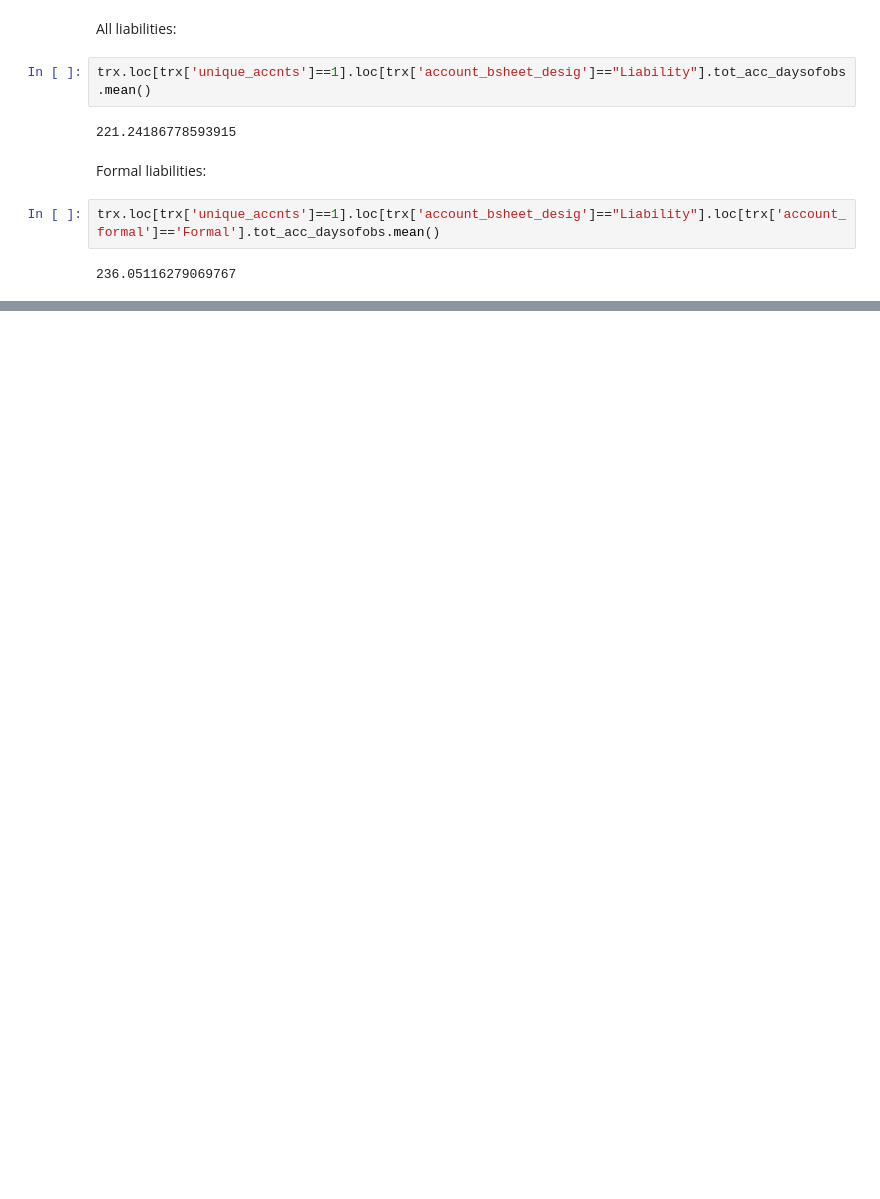
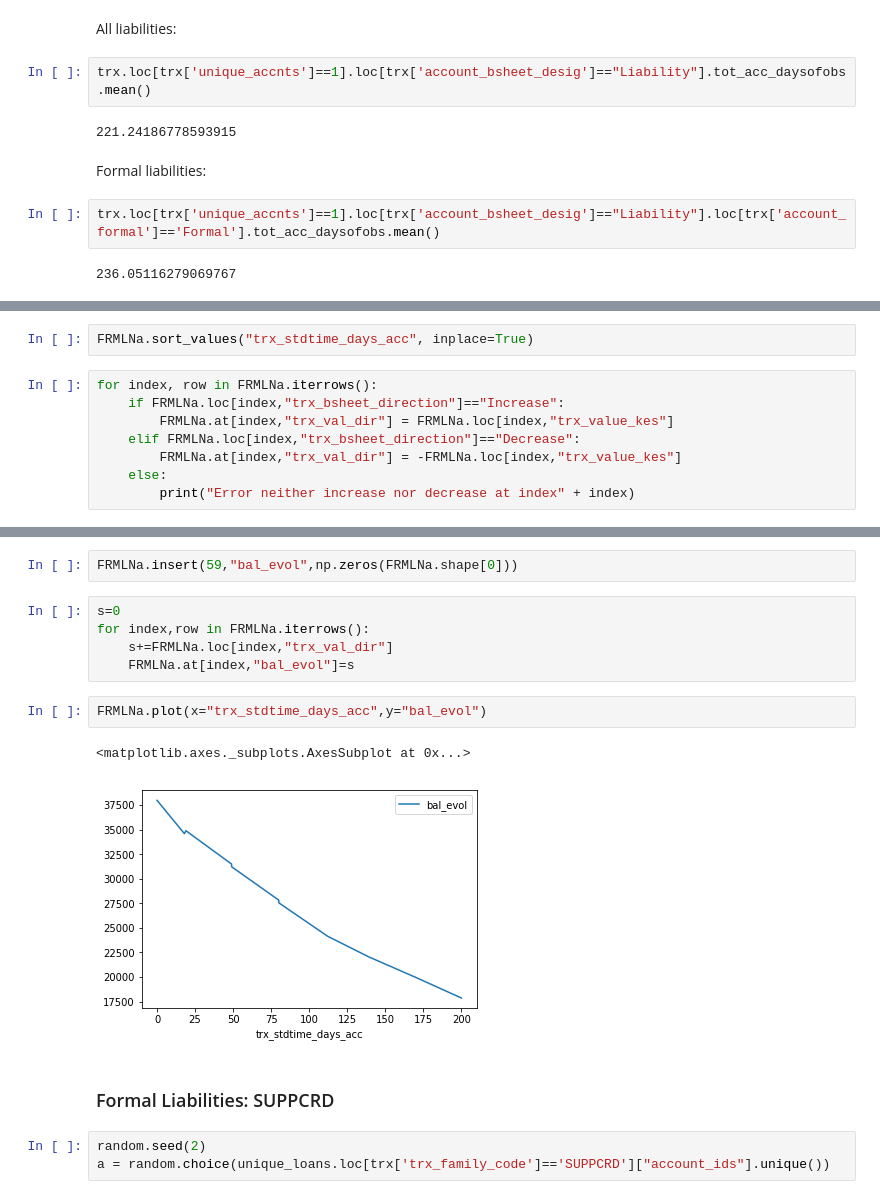
Before and after one commit to julclu/kenya_financial_diaries, a Jupyter notebook: different_loan_types_julia.ipynb, the cells around one changed output, grey strips where cells are left out. Cells and saved outputs as stored; diff of their text form; blank space fills up the shorter version.

```diff
--- a/different_loan_types_julia.ipynb
+++ b/different_loan_types_julia.ipynb
@@ -184,0 +229,10 @@ trx.loc[trx['unique_accnts']==1].loc[trx['account_bsheet_desig']=="Liability"].l
+# %%
+FRMLNa.sort_values("trx_stdtime_days_acc", inplace=True)
+# %%
+for index, row in FRMLNa.iterrows():
+    if FRMLNa.loc[index,"trx_bsheet_direction"]=="Increase":
+        FRMLNa.at[index,"trx_val_dir"] = FRMLNa.loc[index,"trx_value_kes"]
+    elif FRMLNa.loc[index,"trx_bsheet_direction"]=="Decrease":
+        FRMLNa.at[index,"trx_val_dir"] = -FRMLNa.loc[index,"trx_value_kes"]
+    else:
+        print("Error neither increase nor decrease at index" + index)
@@ -184,0 +254,17 @@ trx.loc[trx['unique_accnts']==1].loc[trx['account_bsheet_desig']=="Liability"].l
+# %%
+FRMLNa.insert(59,"bal_evol",np.zeros(FRMLNa.shape[0]))
+# %%
+s=0
+for index,row in FRMLNa.iterrows():
+    s+=FRMLNa.loc[index,"trx_val_dir"]
+    FRMLNa.at[index,"bal_evol"]=s
+# %%
+FRMLNa.plot(x="trx_stdtime_days_acc",y="bal_evol")
+# %% [output]
+<matplotlib.axes._subplots.AxesSubplot at 0x...>
+[figure, added]
+# %% [markdown]
+### Formal Liabilities: SUPPCRD
+# %%
+random.seed(2)
+a = random.choice(unique_loans.loc[trx['trx_family_code']=='SUPPCRD']["account_ids"].unique())
```
Also changed, not shown: parts of 19 cells of this notebook, 3 other files.
